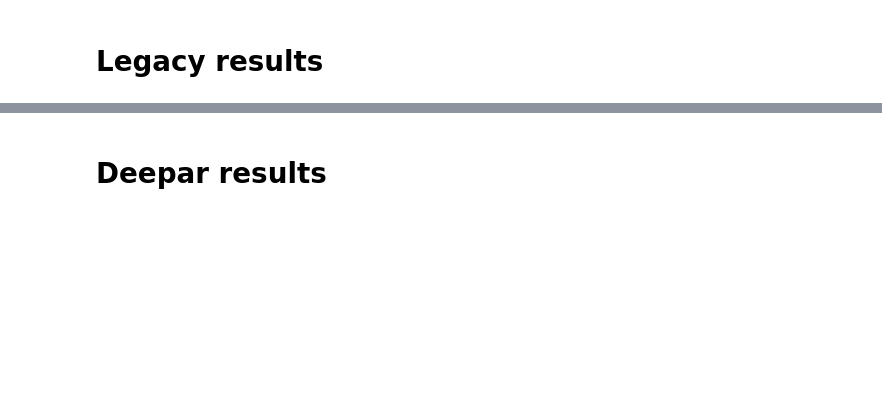
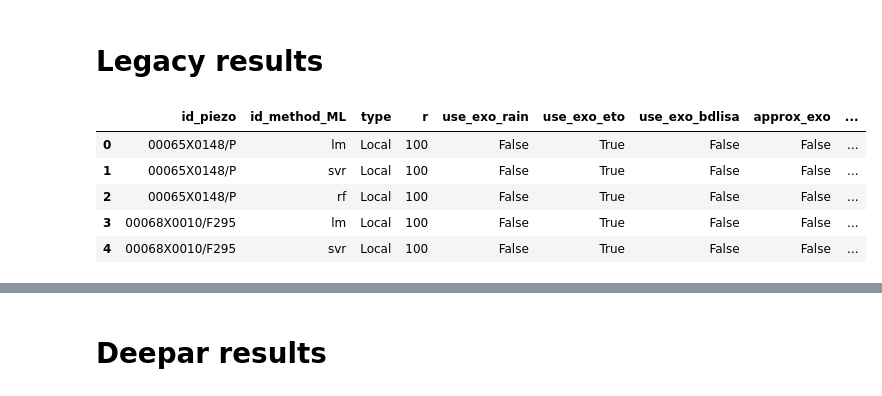
Before and after one commit to frankl1/piezoforecast, a Jupyter notebook: results/analysis.ipynb, the cells around one changed output, grey strips where cells are left out. Cells and saved outputs as stored; diff of their text form; code cells hidden in the pictures; blank space fills up the shorter version.

```diff
--- a/results/analysis.ipynb
+++ b/results/analysis.ipynb
@@ -143,5 +143,15 @@ print(missing_source)
 # %% [markdown]
 # Legacy results
+# %%
+tmp = pd.read_csv(result_folder + 'local_all_r100_evo.csv', delimiter='\t')
+tmp.head()
+# %% [output]
+|  | id_piezo | id_method_ML | type | r | use_exo_rain | use_exo_eto | use_exo_bdlisa | approx_exo | ... |
+| 0 | 00065X0148/P | lm | Local | 100 | False | True | False | False | ... |
+| 1 | 00065X0148/P | svr | Local | 100 | False | True | False | False | ... |
+| 2 | 00065X0148/P | rf | Local | 100 | False | True | False | False | ... |
+| 3 | 00068X0010/F295 | lm | Local | 100 | False | True | False | False | ... |
+| 4 | 00068X0010/F295 | svr | Local | 100 | False | True | False | False | ... |
 # %%
 files = [result_folder + 'oldTG_local_part1.csv',
           result_folder + 'oldTG_local_part2.csv',
```
Also changed, not shown: parts of 9 cells of this notebook, 12 other files.
